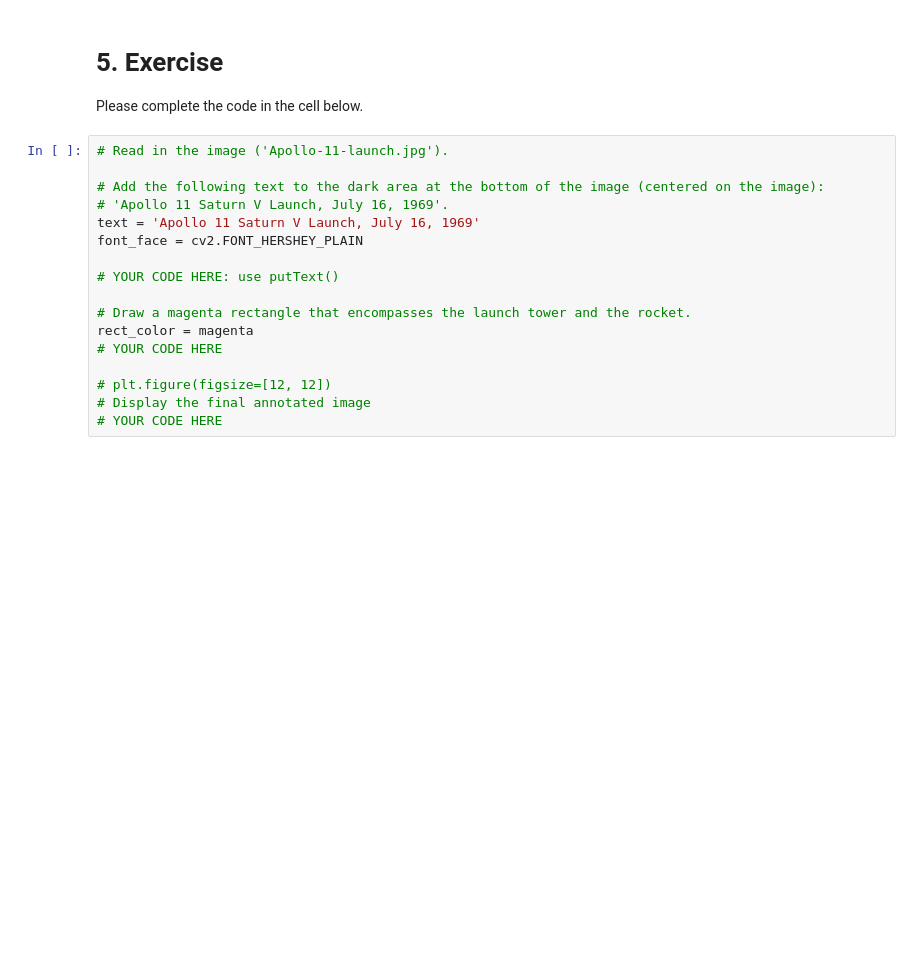
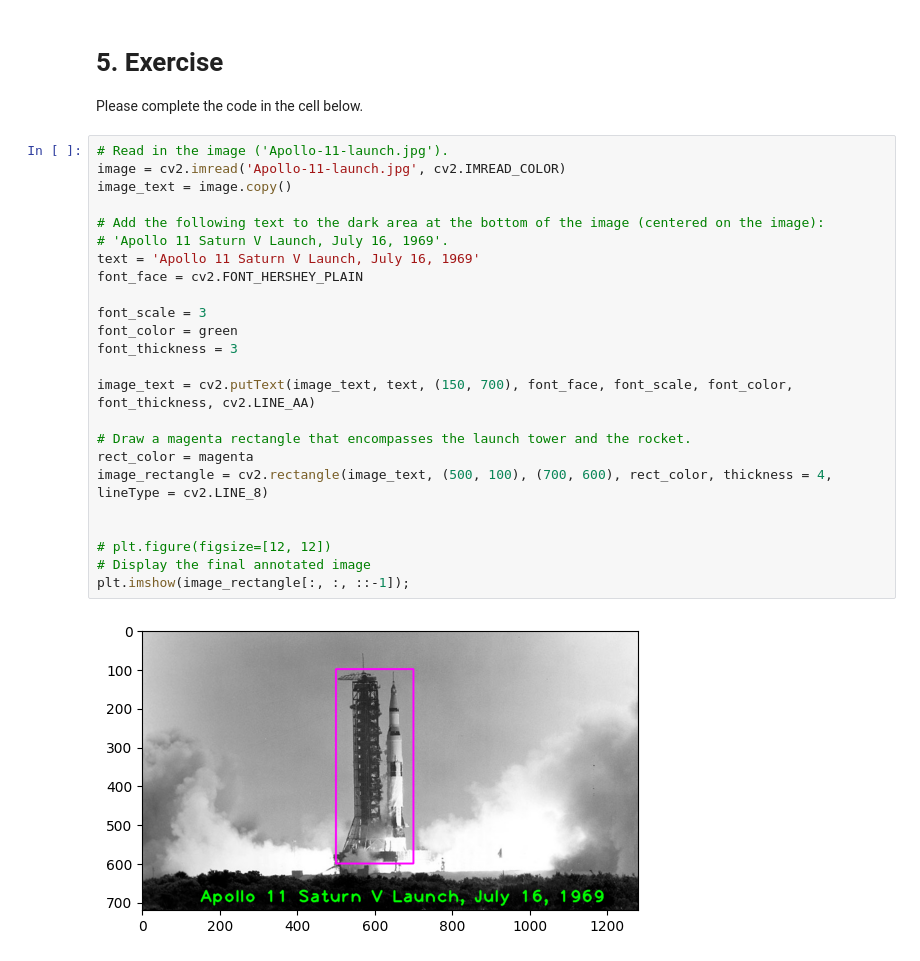
Before and after one commit to wolfbomb/OpenCV, a Jupyter notebook: 01_04_Annotating_Images.ipynb, the cells around one changed output. Cells and saved outputs as stored; diff of their text form; blank space fills up the shorter version.

```diff
--- a/01_04_Annotating_Images.ipynb
+++ b/01_04_Annotating_Images.ipynb
@@ -256,21 +256,30 @@ plt.imshow(image_text[:, :, ::-1]);
 Please complete the code in the cell below.
 # %%
 # Read in the image ('Apollo-11-launch.jpg').
+image = cv2.imread('Apollo-11-launch.jpg', cv2.IMREAD_COLOR)
+image_text = image.copy()
 
 # Add the following text to the dark area at the bottom of the image (centered on the image):
 # 'Apollo 11 Saturn V Launch, July 16, 1969'.
 text = 'Apollo 11 Saturn V Launch, July 16, 1969'
 font_face = cv2.FONT_HERSHEY_PLAIN
 
-# YOUR CODE HERE: use putText()
+font_scale = 3
+font_color = green
+font_thickness = 3
+
+image_text = cv2.putText(image_text, text, (150, 700), font_face, font_scale, font_color, font_thickness, cv2.LINE_AA)
 
 # Draw a magenta rectangle that encompasses the launch tower and the rocket.
 rect_color = magenta
-# YOUR CODE HERE
+image_rectangle = cv2.rectangle(image_text, (500, 100), (700, 600), rect_color, thickness = 4, lineType = cv2.LINE_8)
+
 
 # plt.figure(figsize=[12, 12])
 # Display the final annotated image
-# YOUR CODE HERE
+plt.imshow(image_rectangle[:, :, ::-1]);
+# %% [output]
+[figure, added]
 # %% [markdown]
 Your results should look similar to this.
 
```
Also changed, not shown: parts of 2 cells of this notebook.
